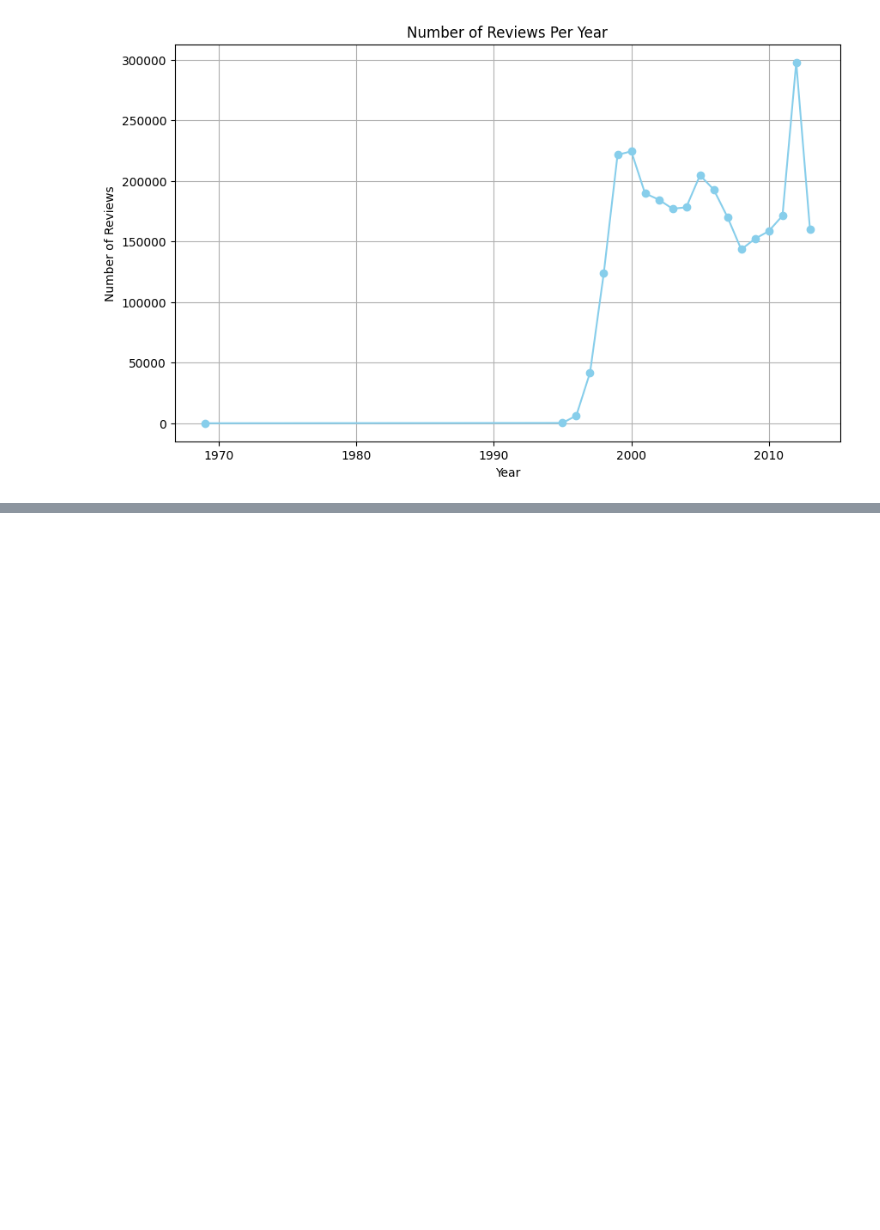
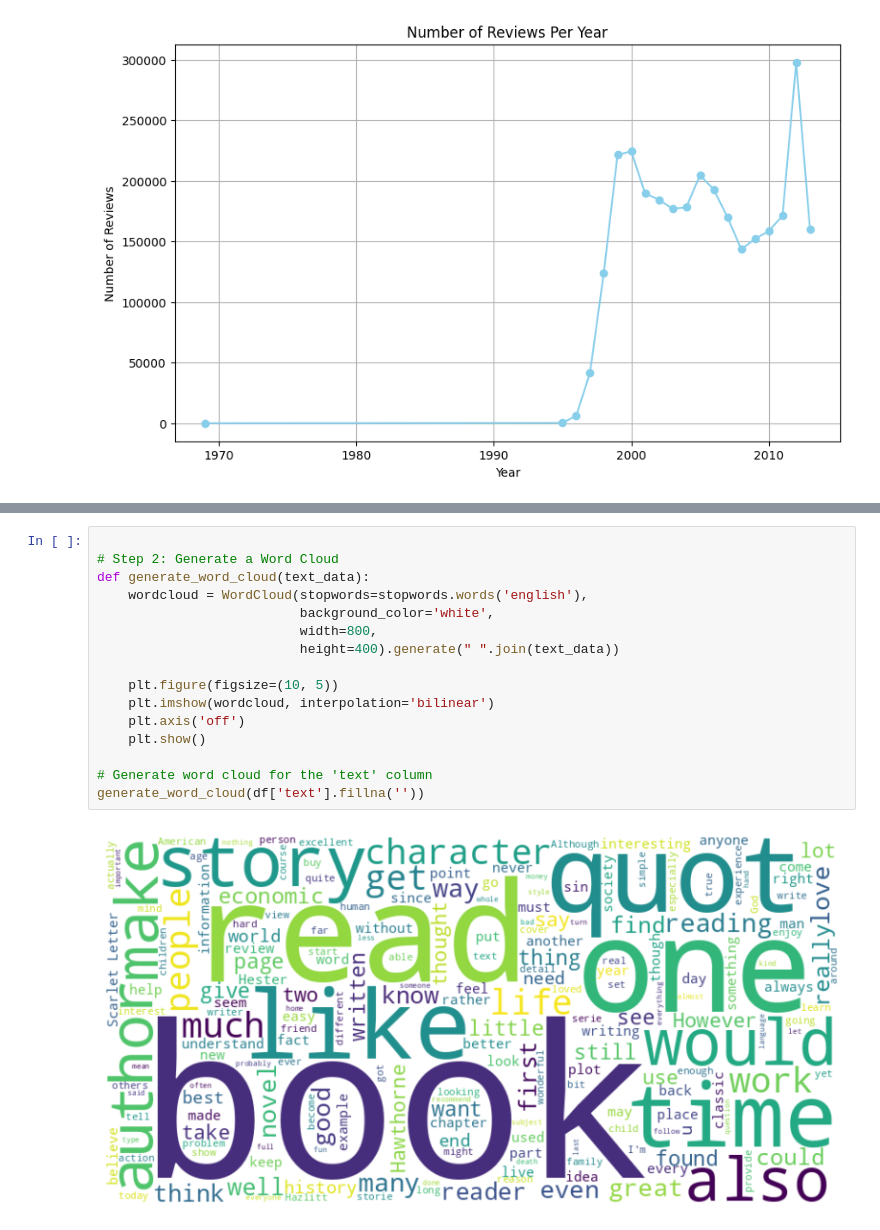
Before and after one commit to mateusexel/PageLens, a Jupyter notebook: Exploration/01_explore_ratings.ipynb, the cells around one changed output, grey strips where cells are left out. Drawn from its saved outputs; the diff is of its cells as text; blank space fills up the shorter version.

```diff
--- a/Exploration/01_explore_ratings.ipynb
+++ b/Exploration/01_explore_ratings.ipynb
@@ -159,0 +214,18 @@ plt.show()
+# %%
+
+# Step 2: Generate a Word Cloud
+def generate_word_cloud(text_data):
+    wordcloud = WordCloud(stopwords=stopwords.words('english'),
+                          background_color='white',
+                          width=800,
+                          height=400).generate(" ".join(text_data))
+
+    plt.figure(figsize=(10, 5))
+    plt.imshow(wordcloud, interpolation='bilinear')
+    plt.axis('off')
+    plt.show()
+
+# Generate word cloud for the 'text' column
+generate_word_cloud(df['text'].fillna(''))
+# %% [output]
+[figure, added]
```
Also changed, not shown: parts of 11 cells of this notebook, 3 other files.
